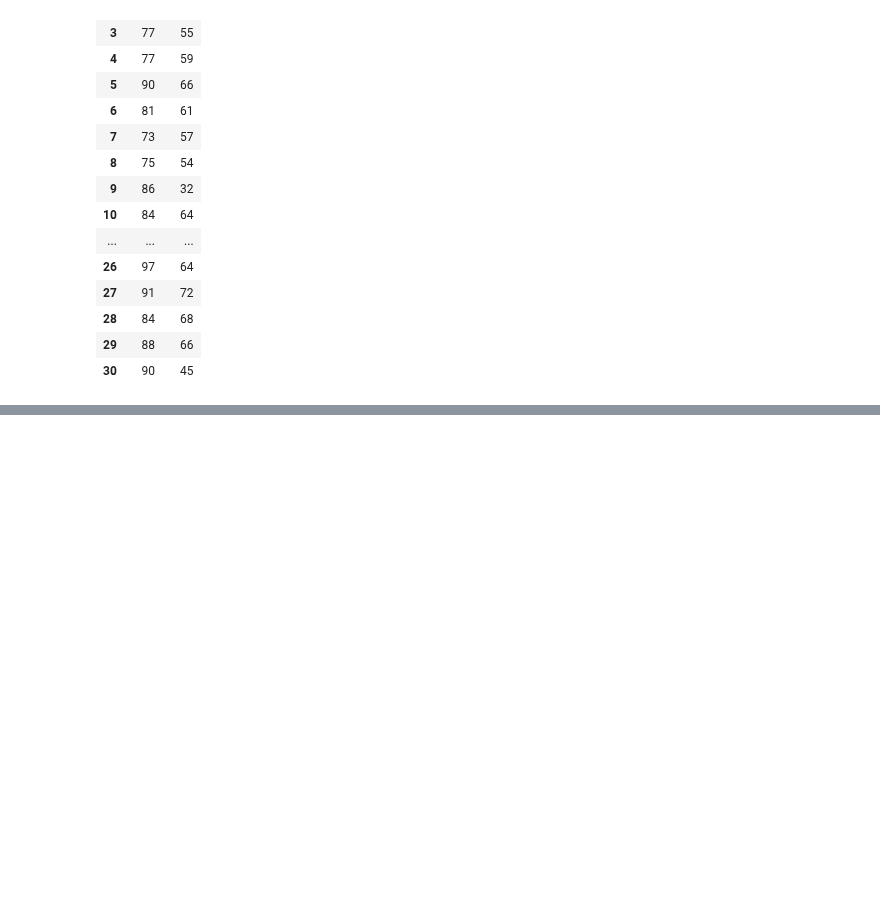
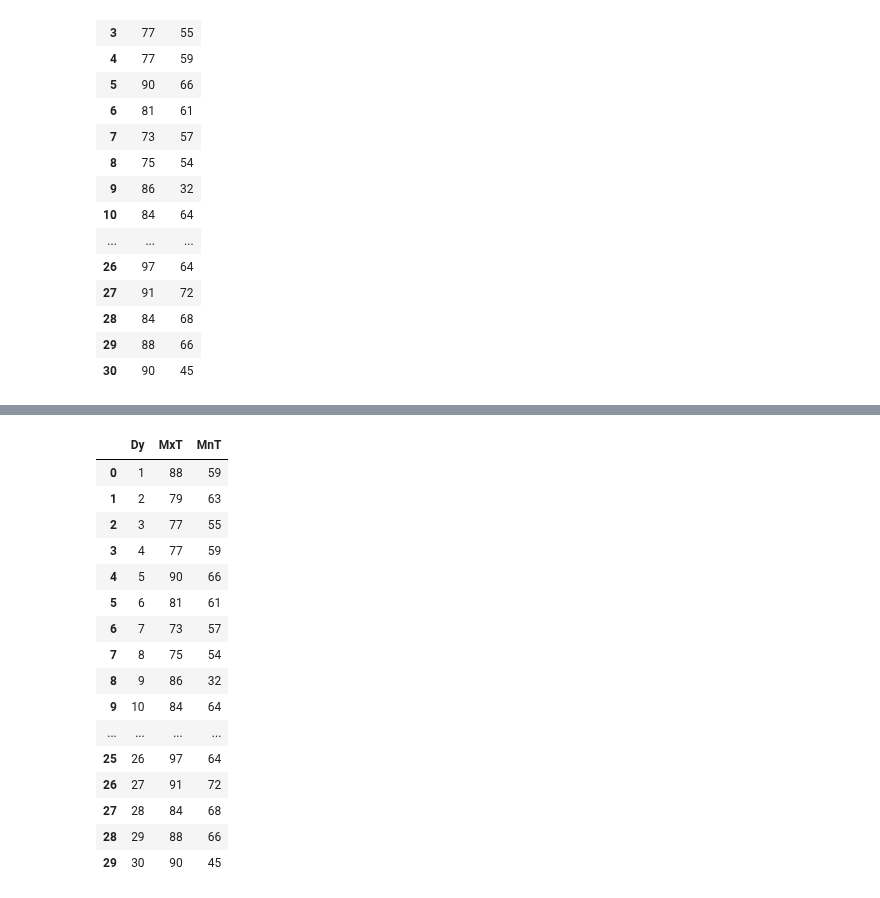
Before and after one commit to tahentx/pv_workbook, a Jupyter notebook: eda/kata_datamungin.ipynb, the cells around one changed output, grey strips where cells are left out. Saved outputs shown, nothing was run; the diff lists cells and outputs as text; code cells hidden in the pictures; blank space fills up the shorter version.

```diff
--- a/eda/kata_datamungin.ipynb
+++ b/eda/kata_datamungin.ipynb
@@ -111,0 +155,20 @@ df6
+# %%
+df6.reset_index()
+# %% [output]
+|  | Dy | MxT | MnT |
+| 0 | 1 | 88 | 59 |
+| 1 | 2 | 79 | 63 |
+| 2 | 3 | 77 | 55 |
+| 3 | 4 | 77 | 59 |
+| 4 | 5 | 90 | 66 |
+| 5 | 6 | 81 | 61 |
+| 6 | 7 | 73 | 57 |
+| 7 | 8 | 75 | 54 |
+| 8 | 9 | 86 | 32 |
+| 9 | 10 | 84 | 64 |
+| ... | ... | ... | ... |
+| 25 | 26 | 97 | 64 |
+| 26 | 27 | 91 | 72 |
+| 27 | 28 | 84 | 68 |
+| 28 | 29 | 88 | 66 |
+| 29 | 30 | 90 | 45 |
```
Also changed, not shown: parts of 4 cells of this notebook.
